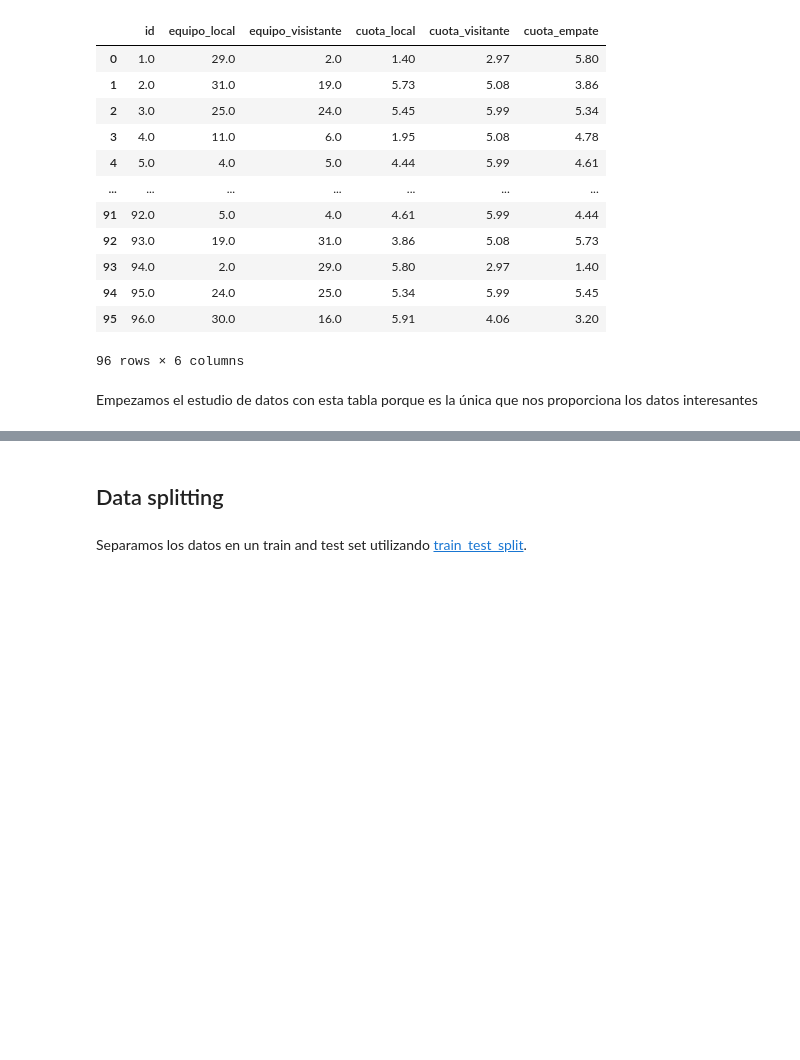
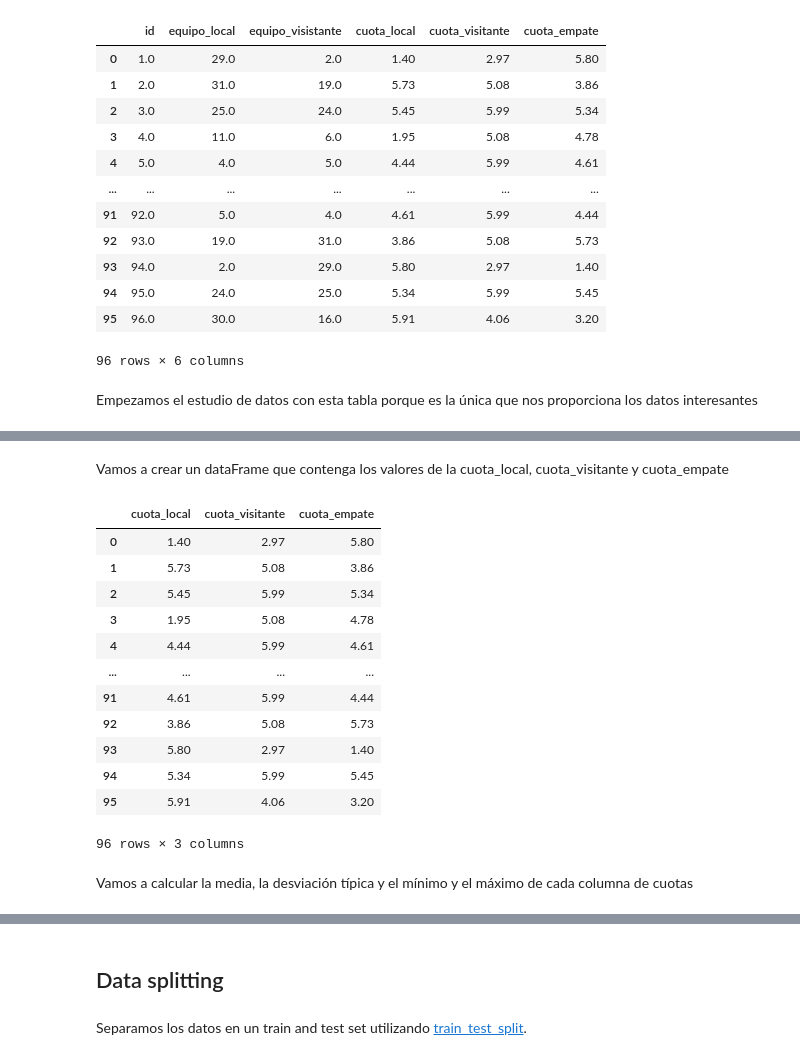
Before and after one commit to carlotamartin/Api_Casas_Apuestas, a Jupyter notebook: Api_Casas_Apuestas-main/Calculo_Cuota/Apuesta-Copy2.ipynb, the cells around one changed output, grey strips where cells are left out. Cells and saved outputs as stored; diff of their text form; code cells hidden in the pictures; blank space fills up the shorter version.

```diff
--- a/Api_Casas_Apuestas-main/Calculo_Cuota/Apuesta-Copy2.ipynb
+++ b/Api_Casas_Apuestas-main/Calculo_Cuota/Apuesta-Copy2.ipynb
@@ -523,0 +527,21 @@ ModuleNotFoundError: No module named 'faker'
+# %% [markdown]
+Vamos a crear un dataFrame que contenga los valores de la cuota_local, cuota_visitante y cuota_empate
+# %%
+cuotas = unido[['cuota_local', 'cuota_visitante', 'cuota_empate']]
+cuotas
+# %% [output]
+|  | cuota_local | cuota_visitante | cuota_empate |
+| 0 | 1.40 | 2.97 | 5.80 |
+| 1 | 5.73 | 5.08 | 3.86 |
+| 2 | 5.45 | 5.99 | 5.34 |
+| 3 | 1.95 | 5.08 | 4.78 |
+| 4 | 4.44 | 5.99 | 4.61 |
+| ... | ... | ... | ... |
+| 91 | 4.61 | 5.99 | 4.44 |
+| 92 | 3.86 | 5.08 | 5.73 |
+| 93 | 5.80 | 2.97 | 1.40 |
+| 94 | 5.34 | 5.99 | 5.45 |
+| 95 | 5.91 | 4.06 | 3.20 |
+96 rows × 3 columns
+# %% [markdown]
+Vamos a calcular la media, la desviación típica y el mínimo y el máximo de cada columna de cuotas
```
Also changed, not shown: parts of 19 cells of this notebook.
